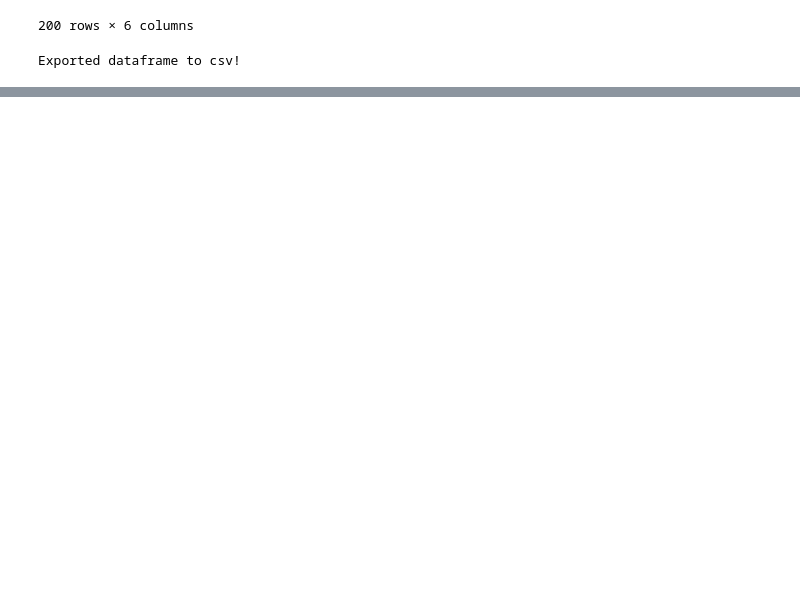
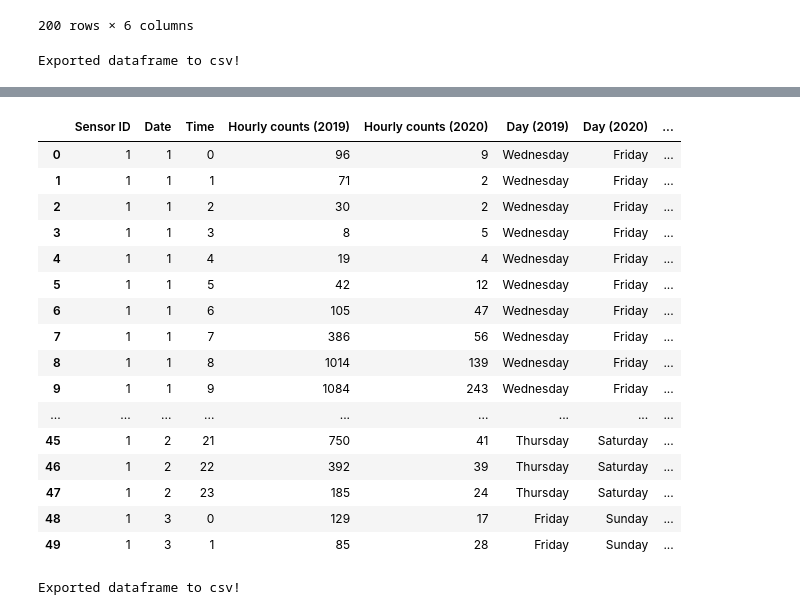
Before and after one commit to katshamai/Purple-Cats, a Jupyter notebook: Project_Ruo.ipynb, the cells around one changed output, grey strips where cells are left out. Drawn from its saved outputs; the diff is of its cells as text; code cells hidden in the pictures; blank space fills up the shorter version.

```diff
--- a/Project_Ruo.ipynb
+++ b/Project_Ruo.ipynb
@@ -418,0 +468,32 @@ Exported dataframe to csv!
+# %%
+# cutting sensor data into bins
+hour_bins = [-1, 6.9, 10.9, 14.9, 18.9, 23.9]
+hour_label = ["7am earier","Morning Peak: 7am-10am","11am-14pm","Afternoon Peak:15pm-18pm", "19pm-midnight"]
+
+merged_clean_data["Time period"] = pd.cut(merged_clean_data["Time"], hour_bins, labels = hour_label)
+
+merged_clean_data.head(50)
+# %% [output]
+|  | Sensor ID | Date | Time | Hourly counts (2019) | Hourly counts (2020) | Day (2019) | Day (2020) | ... |
+| 0 | 1 | 1 | 0 | 96 | 9 | Wednesday | Friday | ... |
+| 1 | 1 | 1 | 1 | 71 | 2 | Wednesday | Friday | ... |
+| 2 | 1 | 1 | 2 | 30 | 2 | Wednesday | Friday | ... |
+| 3 | 1 | 1 | 3 | 8 | 5 | Wednesday | Friday | ... |
+| 4 | 1 | 1 | 4 | 19 | 4 | Wednesday | Friday | ... |
+| 5 | 1 | 1 | 5 | 42 | 12 | Wednesday | Friday | ... |
+| 6 | 1 | 1 | 6 | 105 | 47 | Wednesday | Friday | ... |
+| 7 | 1 | 1 | 7 | 386 | 56 | Wednesday | Friday | ... |
+| 8 | 1 | 1 | 8 | 1014 | 139 | Wednesday | Friday | ... |
+| 9 | 1 | 1 | 9 | 1084 | 243 | Wednesday | Friday | ... |
+| ... | ... | ... | ... | ... | ... | ... | ... | ... |
+| 45 | 1 | 2 | 21 | 750 | 41 | Thursday | Saturday | ... |
+| 46 | 1 | 2 | 22 | 392 | 39 | Thursday | Saturday | ... |
+| 47 | 1 | 2 | 23 | 185 | 24 | Thursday | Saturday | ... |
+| 48 | 1 | 3 | 0 | 129 | 17 | Friday | Sunday | ... |
+| 49 | 1 | 3 | 1 | 85 | 28 | Friday | Sunday | ... |
+# %%
+# Exporting merged data to csv
+merged_clean_data.to_csv("output/merged_clean_data.csv", index = False)
+print("Exported dataframe to csv!")
+# %% [output]
+Exported dataframe to csv!
```
Also changed, not shown: parts of 15 cells of this notebook, 5 other files.
